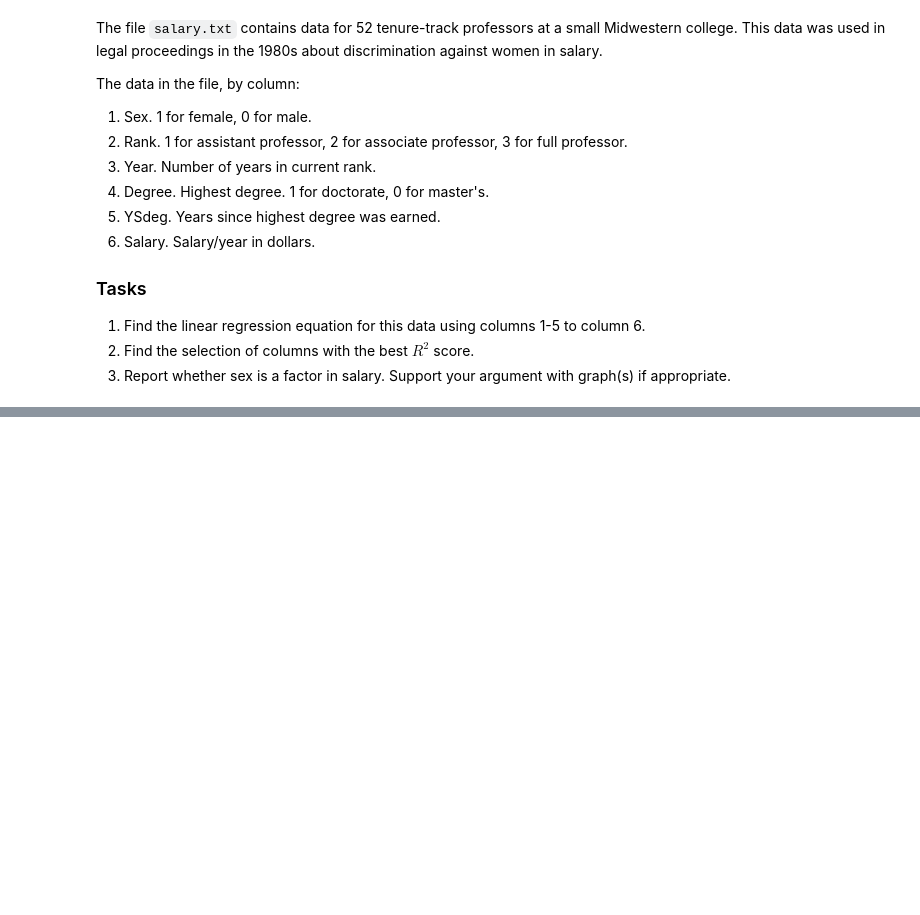
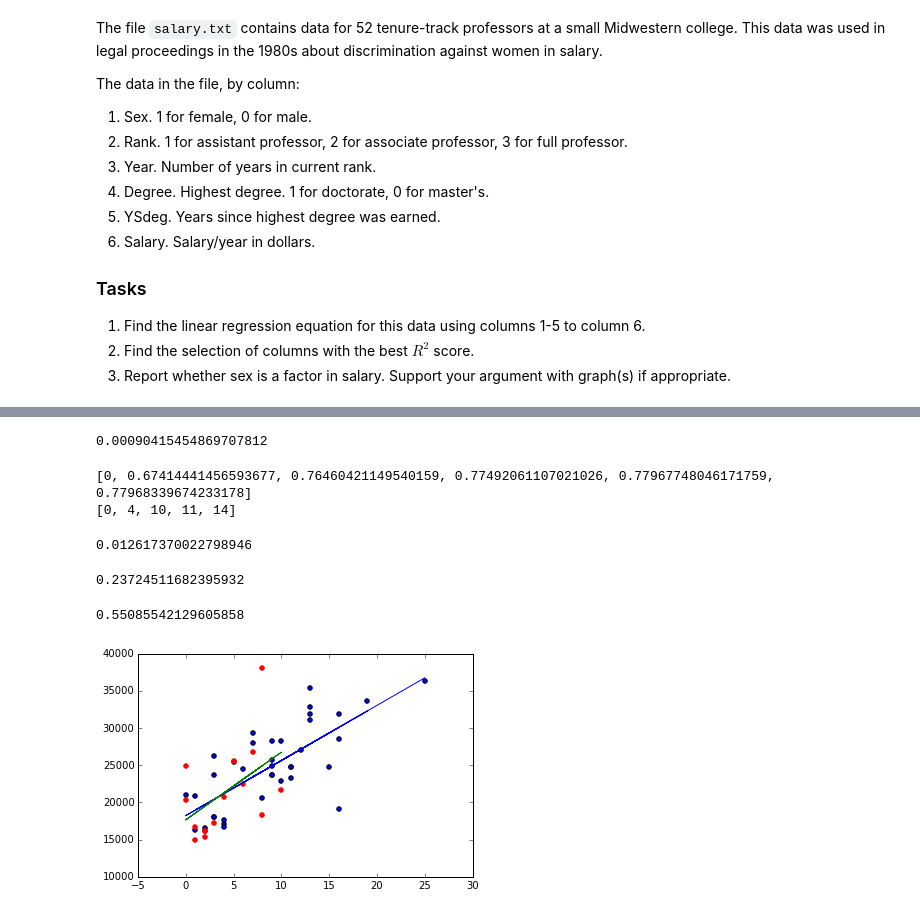
Before and after one commit to Shea-Wolfe/linear-regression, a Jupyter notebook: simple-linear-regression.ipynb, the cells around one changed output, grey strips where cells are left out. Drawn from its saved outputs; the diff is of its cells as text; code cells hidden in the pictures; blank space fills up the shorter version.

Commit message:
Have a model showing salories of men vs. women

```diff
--- a/simple-linear-regression.ipynb
+++ b/simple-linear-regression.ipynb
@@ -118,0 +215,43 @@ df = pd.read_fwf("salary.txt", header=None,
+# %%
+regr3.fit(men[combo_list[2]],men_data)
+regr3.score(men[combo_list[2]],men_data)
+# %% [output]
+0.00090415454869707812
+# %%
+count = 0
+r = [0]
+index = []
+while count < len(combo_list):
+    regr3.fit(women[combo_list[count]],women_data)
+    if regr3.score(women[combo_list[count]],women_data) > r[-1]:
+        r.append(regr3.score(women[combo_list[count]],women_data))
+        index.append(count)
+    count += 1
+print(r)
+print(index)
+# %% [output]
+[0, 0.67414441456593677, 0.76460421149540159, 0.77492061107021026, 0.77967748046171759, 0.77968339674233178]
+[0, 4, 10, 11, 14]
+# %%
+regr3.fit(women[combo_list[2]],women_data)
+regr3.score(women[combo_list[2]],women_data)
+# %% [output]
+0.012617370022798946
+# %%
+regr3.fit(women[combo_list[1]],women_data)
+regr3.score(women[combo_list[1]],women_data)
+# %% [output]
+0.23724511682395932
+# %%
+regr4.fit(men[combo_list[1]],men_data)
+regr4.score(men[combo_list[1]],men_data)
+# %% [output]
+0.55085542129605858
+# %%
+plt.scatter(men['Year'],men_data)
+plt.scatter(women['Year'],women_data, color='red')
+plt.plot(men['Year'],regr4.predict(men[['Year']]))
+plt.plot(women['Year'],regr3.predict(women[['Year']]))
+plt.show()
+# %% [output]
+[figure, added]
```
Also changed, not shown: parts of 15 cells of this notebook.
